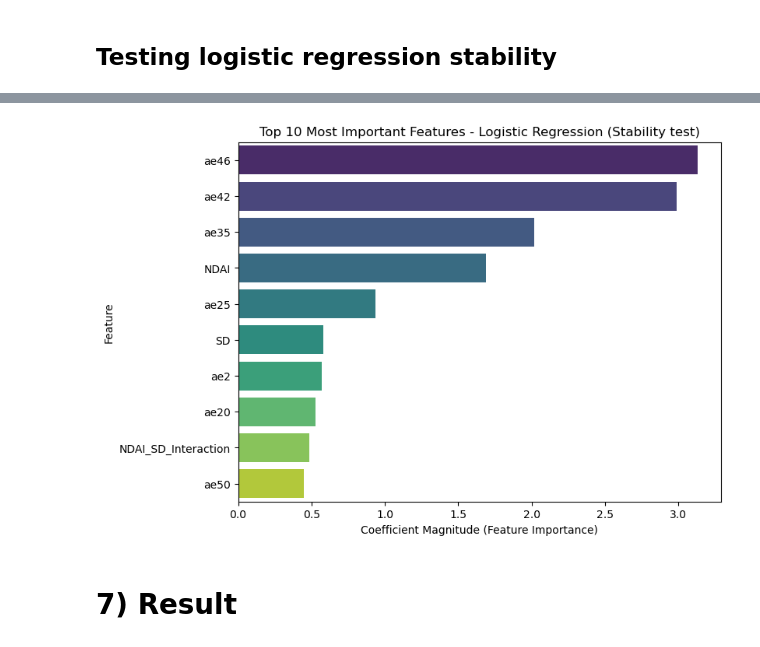
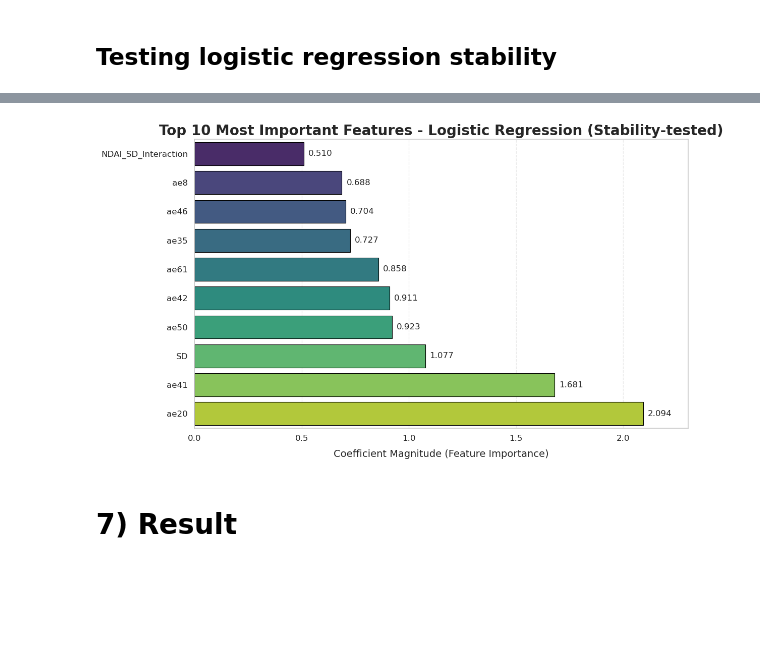
Before and after one commit to lunamk1/lab2, a Jupyter notebook: code/lab2.ipynb, the cells around one changed output, grey strips where cells are left out. Cells and saved outputs as stored; diff of their text form; code cells hidden in the pictures; blank space fills up the shorter version.

```diff
--- a/code/lab2.ipynb
+++ b/code/lab2.ipynb
@@ -1511,12 +1556,12 @@ plt.show()
 # %% [markdown]
 # 6) Stability
 # %%
-# ========== Stability Test CV Split (Using Image 1 and 3) ==========
+# ========== Stability Test CV Split (Using Image 1 and 2) ==========
 
 # split df_final into three separate images using image_id
 image1 = df_final[df_final["image_id"] == "O012791_ae.csv"]
-image2 = df_final[df_final["image_id"] == "O013257_ae.csv"]  # left out for training
-image3 = df_final[df_final["image_id"] == "O013490_ae.csv"]
+image2 = df_final[df_final["image_id"] == "O013257_ae.csv"]
+image3 = df_final[df_final["image_id"] == "O013490_ae.csv"] # left out for training
 
 # remove rows where label is 0
 image1 = image1[image1["label"] != 0]
@@ -1525,8 +1570,8 @@ image3 = image3[image3["label"] != 0]
 
 # define 2-fold cross-validation splits (using full images)
 cv_splits_stability = [
-    ((image1,), image3),  # fold 1: train on image 1, validate on image 3
-    ((image3,), image1),  # fold 2: train on image 3, validate on image 1
+    ((image1,), image2),  # fold 1: train on image 1, validate on image 2
+    ((image2,), image1),  # fold 2: train on image 2, validate on image 1
 ]
 # %% [markdown]
 ## Testing logistic regression stability
@@ -1636,28 +1681,50 @@ joblib.dump(best_log_reg, "optimized_logistic_regression_cloud_classifier.pkl")
 ['optimized_logistic_regression_cloud_classifier.pkl']
 # %%
-# Feature Importance Plot
-# extract feature importance (absolute value of coefficients)
+# Updated Feature Importance Plot
+# feature importance dataframe (sorted)
 feature_importance = pd.DataFrame({
     "Feature": X_train.columns,
     "Importance": np.abs(best_log_reg.coef_).flatten()
-}).sort_values(by="Importance", ascending=False)
+}).sort_values(by="Importance", ascending=False).head(10)
 
-# plot the top 10 most important features
-plt.figure(figsize=(8, 6))
-sns.barplot(
+# sort for horizontal bar plot (smallest on top)
+feature_importance = feature_importance.sort_values(by="Importance", ascending=True)
+
+sns.set(style="whitegrid")
+
+plt.figure(figsize=(12, 7))
+barplot = sns.barplot(
     x="Importance",
     y="Feature",
-    data=feature_importance[:10],
+    data=feature_importance,
     palette="viridis",
-    hue="Feature",
-    legend=False
+    edgecolor='black',
+    linewidth=0.8
 )
-plt.xlabel("Coefficient Magnitude (Feature Importance)")
+
+# add numeric labels next to each bar
+offset = 0.01 * max(feature_importance['Importance'])  # 2% of max importance
+for i in range(len(feature_importance)):
+    barplot.text(
+        x=feature_importance['Importance'].iloc[i] + offset,
+        y=i,
+        s=f"{feature_importance['Importance'].iloc[i]:.3f}",
+        va='center',
+        fontsize=12
+    )
+
+plt.title("Top 10 Most Important Features - Logistic Regression (Stability-tested)", fontsize=20, fontweight='bold')
+plt.xlabel("Coefficient Magnitude (Feature Importance)", fontsize=14, labelpad=10)
 plt.ylabel("")
-plt.title("Top 10 Most Important Features - Logistic Regression (Stability test)")
+plt.xlim(0, 1.1 * max(feature_importance['Importance']))
+plt.xticks(fontsize=12)
+plt.yticks(fontsize=12)
+plt.tight_layout()
+plt.grid(axis='x', linestyle='--', alpha=0.4)
+
 plt.savefig('../figs/sc4.pdf', dpi=300, bbox_inches='tight')
 plt.show()
 # %% [output]
-[figure, old version]
+[figure, new version]
 # %% [markdown]
 # 7) Result
```
Also changed, not shown: parts of 15 cells of this notebook, 17 other files.
